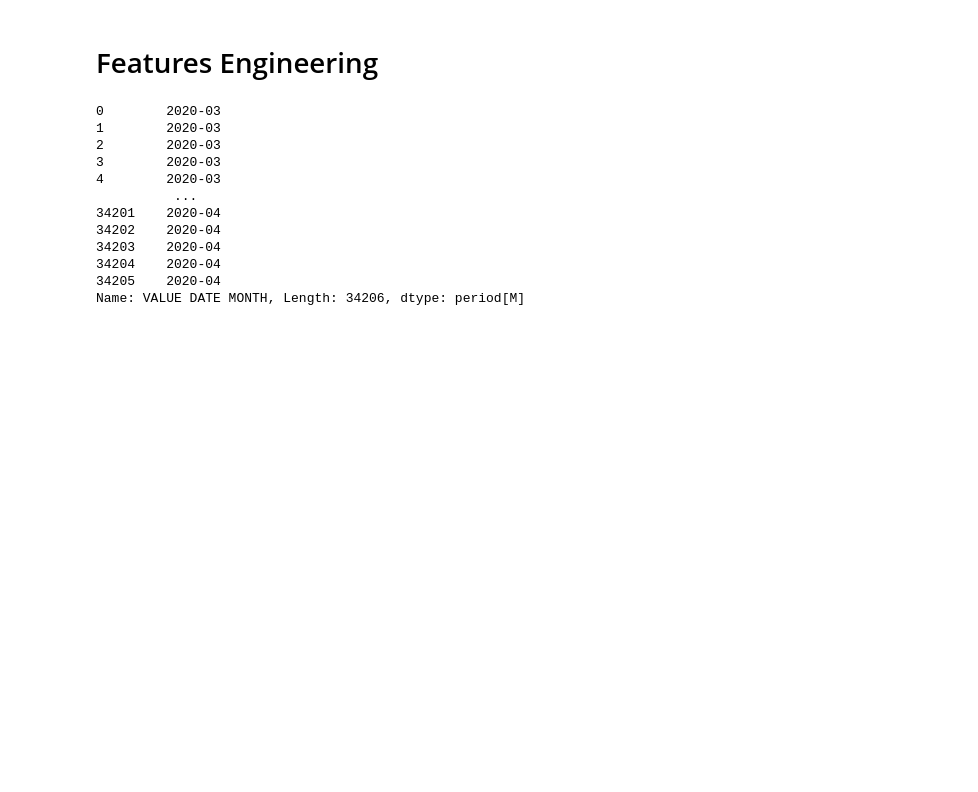
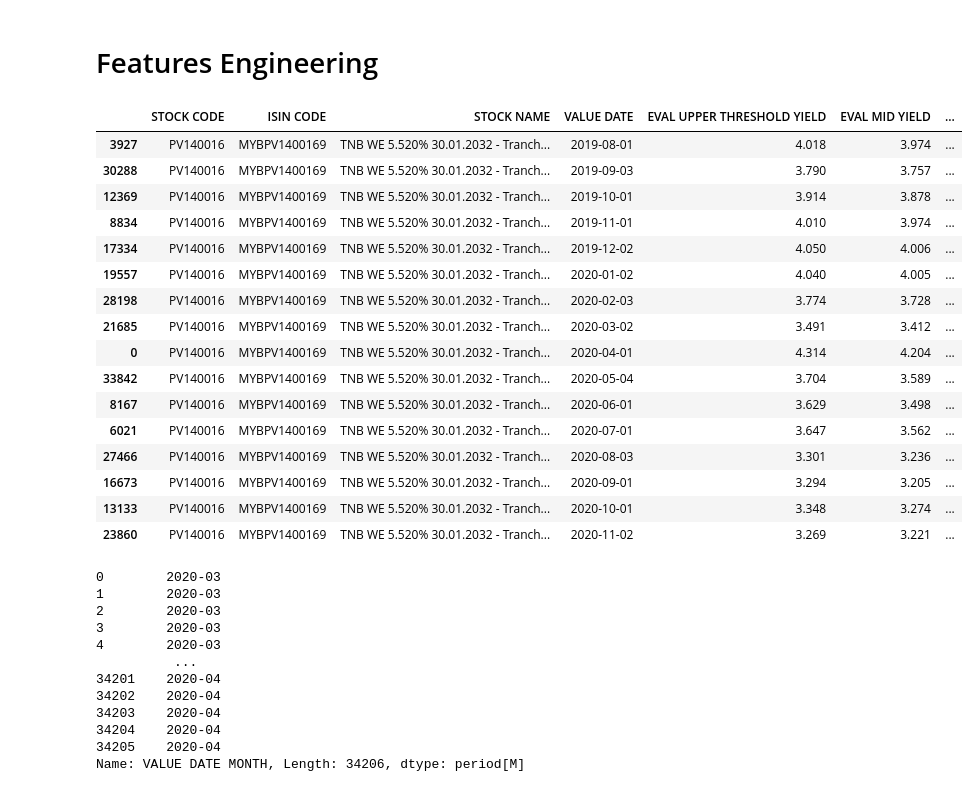
Before and after one commit to Shuhxian/bond-price-forecasting, a Jupyter notebook: bond_price_forcasting.ipynb, the cells around one changed output. Cells and saved outputs as stored; diff of their text form; code cells hidden in the pictures; blank space fills up the shorter version.

```diff
--- a/bond_price_forcasting.ipynb
+++ b/bond_price_forcasting.ipynb
@@ -186,6 +187,26 @@ EXPECTED MATURITY DATE                      31659
 dtype: int64
 # %% [markdown]
 # Features Engineering
+# %%
+df_joined[df_joined["STOCK CODE"]=="PV140016"].sort_values("VALUE DATE")
+# %% [output]
+|  | STOCK CODE | ISIN CODE | STOCK NAME | VALUE DATE | EVAL UPPER THRESHOLD YIELD | EVAL MID YIELD | ... |
+| 3927 | PV140016 | MYBPV1400169 | TNB WE 5.520% 30.01.2032 - Tranch... | 2019-08-01 | 4.018 | 3.974 | ... |
+| 30288 | PV140016 | MYBPV1400169 | TNB WE 5.520% 30.01.2032 - Tranch... | 2019-09-03 | 3.790 | 3.757 | ... |
+| 12369 | PV140016 | MYBPV1400169 | TNB WE 5.520% 30.01.2032 - Tranch... | 2019-10-01 | 3.914 | 3.878 | ... |
+| 8834 | PV140016 | MYBPV1400169 | TNB WE 5.520% 30.01.2032 - Tranch... | 2019-11-01 | 4.010 | 3.974 | ... |
+| 17334 | PV140016 | MYBPV1400169 | TNB WE 5.520% 30.01.2032 - Tranch... | 2019-12-02 | 4.050 | 4.006 | ... |
+| 19557 | PV140016 | MYBPV1400169 | TNB WE 5.520% 30.01.2032 - Tranch... | 2020-01-02 | 4.040 | 4.005 | ... |
+| 28198 | PV140016 | MYBPV1400169 | TNB WE 5.520% 30.01.2032 - Tranch... | 2020-02-03 | 3.774 | 3.728 | ... |
+| 21685 | PV140016 | MYBPV1400169 | TNB WE 5.520% 30.01.2032 - Tranch... | 2020-03-02 | 3.491 | 3.412 | ... |
+| 0 | PV140016 | MYBPV1400169 | TNB WE 5.520% 30.01.2032 - Tranch... | 2020-04-01 | 4.314 | 4.204 | ... |
+| 33842 | PV140016 | MYBPV1400169 | TNB WE 5.520% 30.01.2032 - Tranch... | 2020-05-04 | 3.704 | 3.589 | ... |
+| 8167 | PV140016 | MYBPV1400169 | TNB WE 5.520% 30.01.2032 - Tranch... | 2020-06-01 | 3.629 | 3.498 | ... |
+| 6021 | PV140016 | MYBPV1400169 | TNB WE 5.520% 30.01.2032 - Tranch... | 2020-07-01 | 3.647 | 3.562 | ... |
+| 27466 | PV140016 | MYBPV1400169 | TNB WE 5.520% 30.01.2032 - Tranch... | 2020-08-03 | 3.301 | 3.236 | ... |
+| 16673 | PV140016 | MYBPV1400169 | TNB WE 5.520% 30.01.2032 - Tranch... | 2020-09-01 | 3.294 | 3.205 | ... |
+| 13133 | PV140016 | MYBPV1400169 | TNB WE 5.520% 30.01.2032 - Tranch... | 2020-10-01 | 3.348 | 3.274 | ... |
+| 23860 | PV140016 | MYBPV1400169 | TNB WE 5.520% 30.01.2032 - Tranch... | 2020-11-02 | 3.269 | 3.221 | ... |
 # %%
 # extract month data from [VALUE DATE]
 # eg: VALUE DATE 2020-04-01 refers to March, that is why we need to subtract by 1
```
Also changed, not shown: parts of 7 cells of this notebook.
